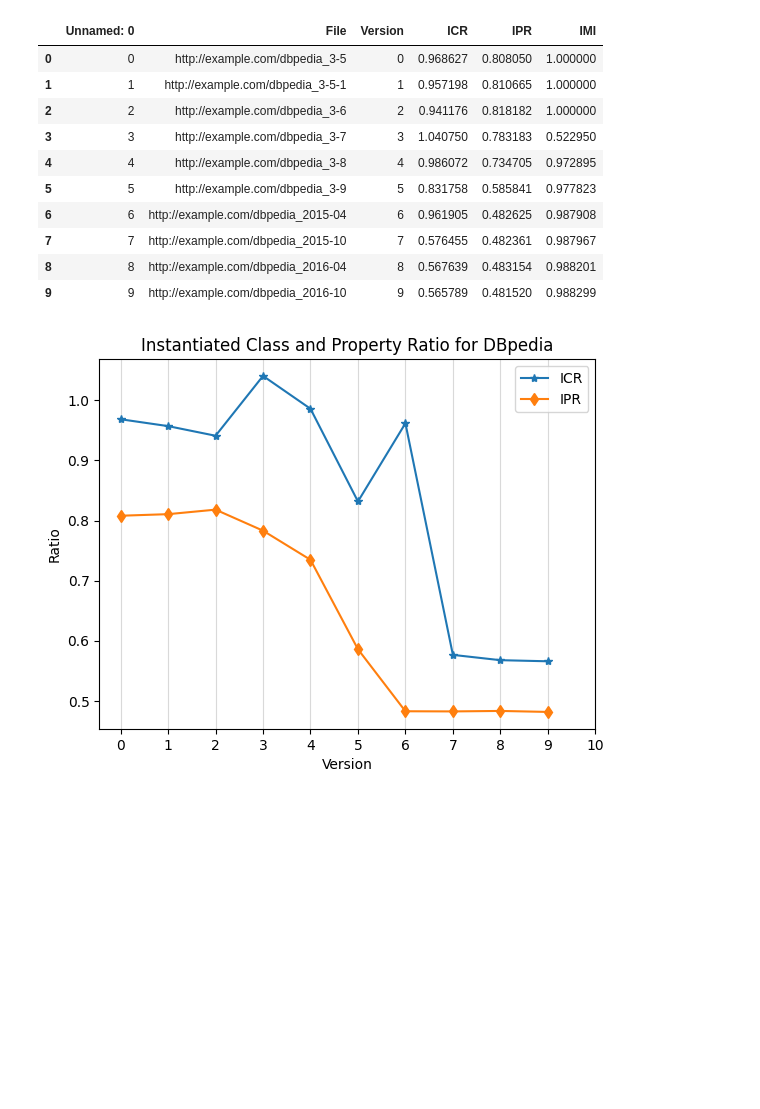
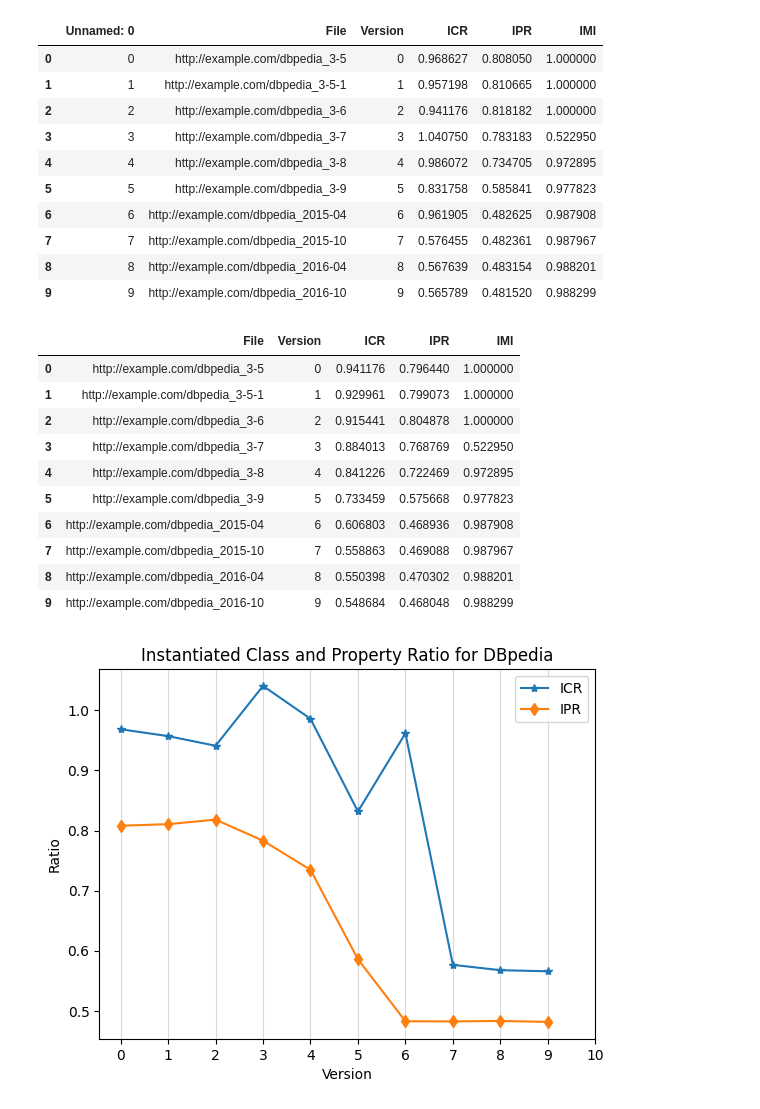
Before and after one commit to EBrandDV/P4, a Jupyter notebook: Daniel/analysis.ipynb, the cells around one changed output. Drawn from its saved outputs; the diff is of its cells as text; code cells hidden in the pictures; blank space fills up the shorter version.

```diff
--- a/Daniel/analysis.ipynb
+++ b/Daniel/analysis.ipynb
@@ -28,6 +26,22 @@ q_df
 | 7 | 7 | http://example.com/dbpedia_2015-10 | 7 | 0.576455 | 0.482361 | 0.987967 |
 | 8 | 8 | http://example.com/dbpedia_2016-04 | 8 | 0.567639 | 0.483154 | 0.988201 |
 | 9 | 9 | http://example.com/dbpedia_2016-10 | 9 | 0.565789 | 0.481520 | 0.988299 |
+# %%
+quality_path = r'D:\Andre programmer\Github\Github_Repo\P4\Data\quality.csv'
+q_df = pd.read_csv(quality_path)
+q_df
+# %% [output]
+|  | File | Version | ICR | IPR | IMI |
+| 0 | http://example.com/dbpedia_3-5 | 0 | 0.941176 | 0.796440 | 1.000000 |
+| 1 | http://example.com/dbpedia_3-5-1 | 1 | 0.929961 | 0.799073 | 1.000000 |
+| 2 | http://example.com/dbpedia_3-6 | 2 | 0.915441 | 0.804878 | 1.000000 |
+| 3 | http://example.com/dbpedia_3-7 | 3 | 0.884013 | 0.768769 | 0.522950 |
+| 4 | http://example.com/dbpedia_3-8 | 4 | 0.841226 | 0.722469 | 0.972895 |
+| 5 | http://example.com/dbpedia_3-9 | 5 | 0.733459 | 0.575668 | 0.977823 |
+| 6 | http://example.com/dbpedia_2015-04 | 6 | 0.606803 | 0.468936 | 0.987908 |
+| 7 | http://example.com/dbpedia_2015-10 | 7 | 0.558863 | 0.469088 | 0.987967 |
+| 8 | http://example.com/dbpedia_2016-04 | 8 | 0.550398 | 0.470302 | 0.988201 |
+| 9 | http://example.com/dbpedia_2016-10 | 9 | 0.548684 | 0.468048 | 0.988299 |
 # %%
 def qual_plots(df):
     #Plot 1
```
Also changed, not shown: parts of 2 cells of this notebook, 3 other files.
